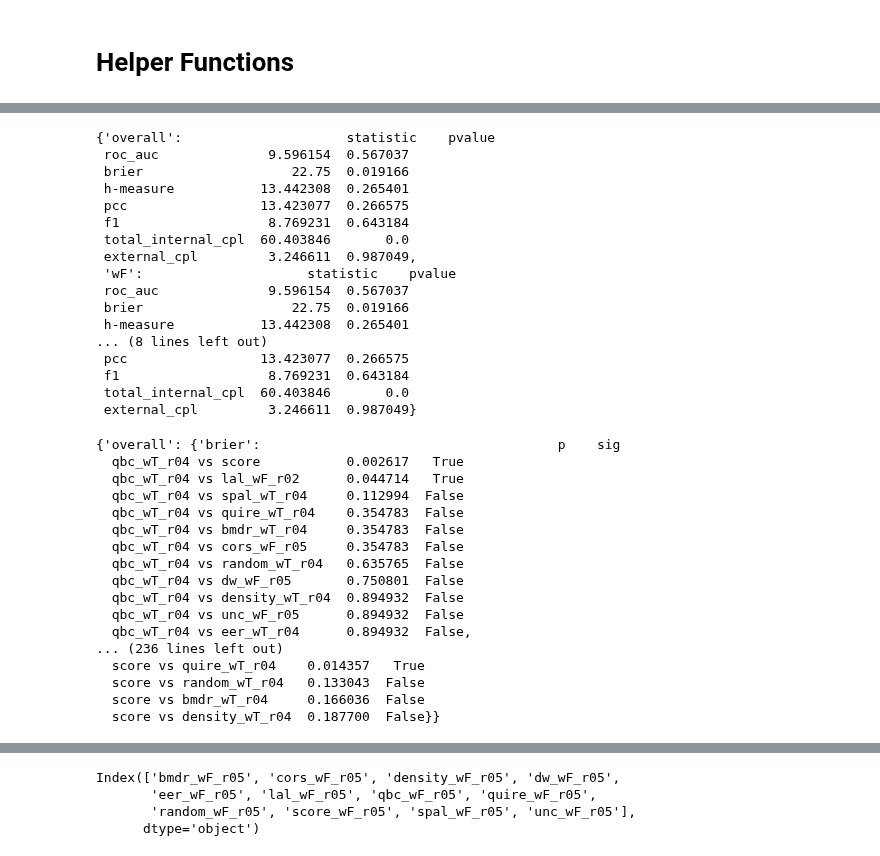
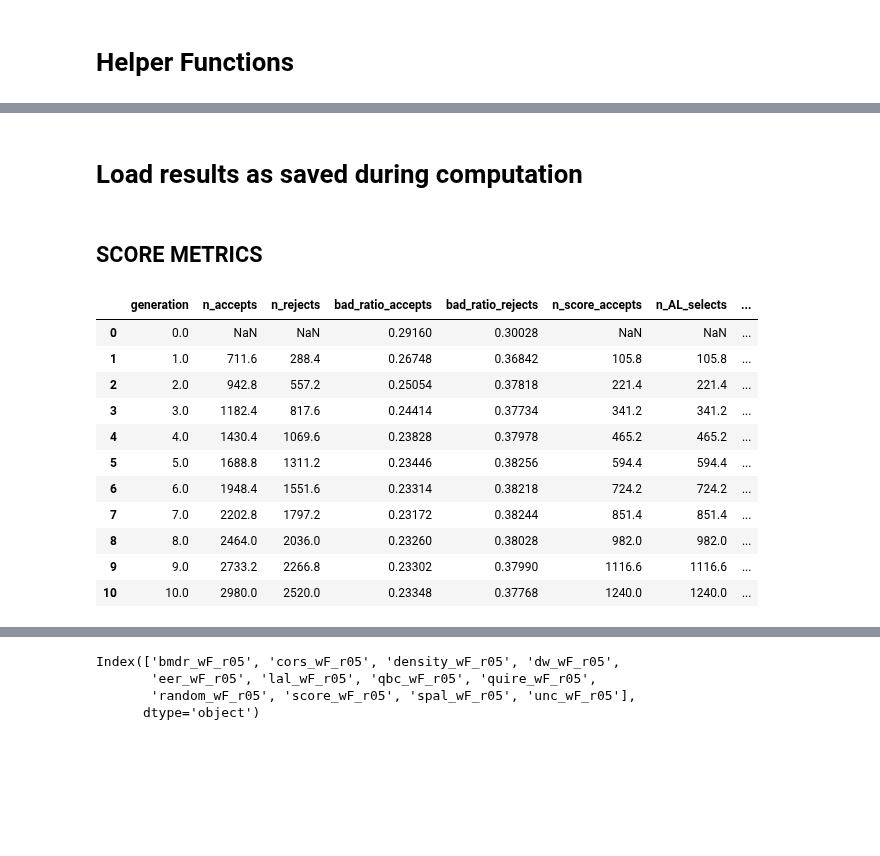
Before and after one commit to lukekolbe/Active-Learning-in-CreditScoring, a Jupyter notebook: result_processor.ipynb, the cells around one changed output, grey strips where cells are left out. Cells and saved outputs as stored; diff of their text form; code cells hidden in the pictures; blank space fills up the shorter version.

Commit message:
now includes code to average results for the score model and any model with AL-ratio of 0.5 (since at that point there is no difference between the weight setups)

```diff
--- a/result_processor.ipynb
+++ b/result_processor.ipynb
@@ -552,21 +380,0 @@ performance_ranks.filter(regex='bmdr').loc[~performance_ranks.index.str.contains
-# %%
-# get best-performing models, determined by average rank over datasets
-# three setups: overall best, best by either weight setup
-
-best_performers = {}
-namelist = []
-for m in model_list:
-  if m != 'score':
-    namelist.append(performance_ranks.filter(regex=f'{m}').loc['mean_ranks'].idxmin())
-namelist.append('score')
-best_performers['overall'] = namelist
-
-for w in ['wT', 'wF']:
-  namelist = []
-  for m in model_list:
-    if m != 'score':
-      namelist.append(performance_ranks.filter(regex=f'{m}_{w}').loc['mean_ranks'].idxmin())
-  namelist.append('score')
-  best_performers[w] = namelist
-
-best_performers
@@ -752,40 +381,4 @@ external_cpl         3.246611  0.987049
-# %%
-friedman_results2
-# %% [output]
-{'overall':                     statistic    pvalue
- roc_auc              9.596154  0.567037
- brier                   22.75  0.019166
- h-measure           13.442308  0.265401
- pcc                 13.423077  0.266575
- f1                   8.769231  0.643184
- total_internal_cpl  60.403846       0.0
- external_cpl         3.246611  0.987049,
- 'wF':                     statistic    pvalue
- roc_auc              9.596154  0.567037
- brier                   22.75  0.019166
- h-measure           13.442308  0.265401
-... (8 lines left out)
- pcc                 13.423077  0.266575
- f1                   8.769231  0.643184
- total_internal_cpl  60.403846       0.0
- external_cpl         3.246611  0.987049}
-# %%
-holm_results
-# %% [output]
-{'overall': {'brier':                                      p    sig
-  qbc_wT_r04 vs score           0.002617   True
-  qbc_wT_r04 vs lal_wF_r02      0.044714   True
-  qbc_wT_r04 vs spal_wT_r04     0.112994  False
-  qbc_wT_r04 vs quire_wT_r04    0.354783  False
-  qbc_wT_r04 vs bmdr_wT_r04     0.354783  False
-  qbc_wT_r04 vs cors_wF_r05     0.354783  False
-  qbc_wT_r04 vs random_wT_r04   0.635765  False
-  qbc_wT_r04 vs dw_wF_r05       0.750801  False
-  qbc_wT_r04 vs density_wT_r04  0.894932  False
-  qbc_wT_r04 vs unc_wF_r05      0.894932  False
-  qbc_wT_r04 vs eer_wT_r04      0.894932  False,
-... (236 lines left out)
-  score vs quire_wT_r04    0.014357   True
-  score vs random_wT_r04   0.133043  False
-  score vs bmdr_wT_r04     0.166036  False
-  score vs density_wT_r04  0.187700  False}}
+# %% [markdown]
+# Load results as saved during computation
+# %% [markdown]
+## SCORE METRICS
@@ -791,0 +420,15 @@ holm_results
+# %%
+results_dict['wT']['bene2']['r05']['bmdr']['average']
+# %% [output]
+|  | generation | n_accepts | n_rejects | bad_ratio_accepts | bad_ratio_rejects | n_score_accepts | n_AL_selects | ... |
+| 0 | 0.0 | NaN | NaN | 0.29160 | 0.30028 | NaN | NaN | ... |
+| 1 | 1.0 | 711.6 | 288.4 | 0.26748 | 0.36842 | 105.8 | 105.8 | ... |
+| 2 | 2.0 | 942.8 | 557.2 | 0.25054 | 0.37818 | 221.4 | 221.4 | ... |
+| 3 | 3.0 | 1182.4 | 817.6 | 0.24414 | 0.37734 | 341.2 | 341.2 | ... |
+| 4 | 4.0 | 1430.4 | 1069.6 | 0.23828 | 0.37978 | 465.2 | 465.2 | ... |
+| 5 | 5.0 | 1688.8 | 1311.2 | 0.23446 | 0.38256 | 594.4 | 594.4 | ... |
+| 6 | 6.0 | 1948.4 | 1551.6 | 0.23314 | 0.38218 | 724.2 | 724.2 | ... |
+| 7 | 7.0 | 2202.8 | 1797.2 | 0.23172 | 0.38244 | 851.4 | 851.4 | ... |
+| 8 | 8.0 | 2464.0 | 2036.0 | 0.23260 | 0.38028 | 982.0 | 982.0 | ... |
+| 9 | 9.0 | 2733.2 | 2266.8 | 0.23302 | 0.37990 | 1116.6 | 1116.6 | ... |
+| 10 | 10.0 | 2980.0 | 2520.0 | 0.23348 | 0.37768 | 1240.0 | 1240.0 | ... |
```
Also changed, not shown: parts of 114 cells of this notebook.
